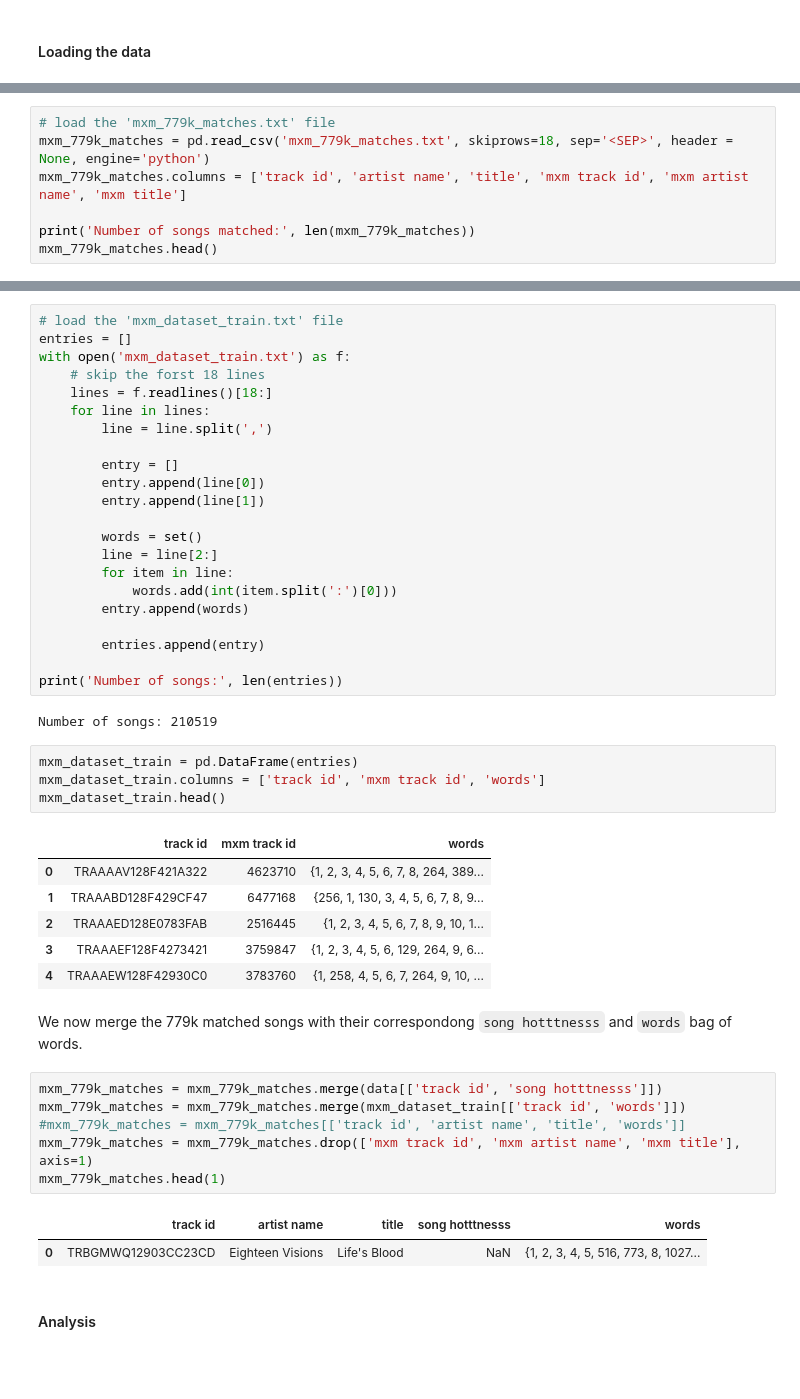
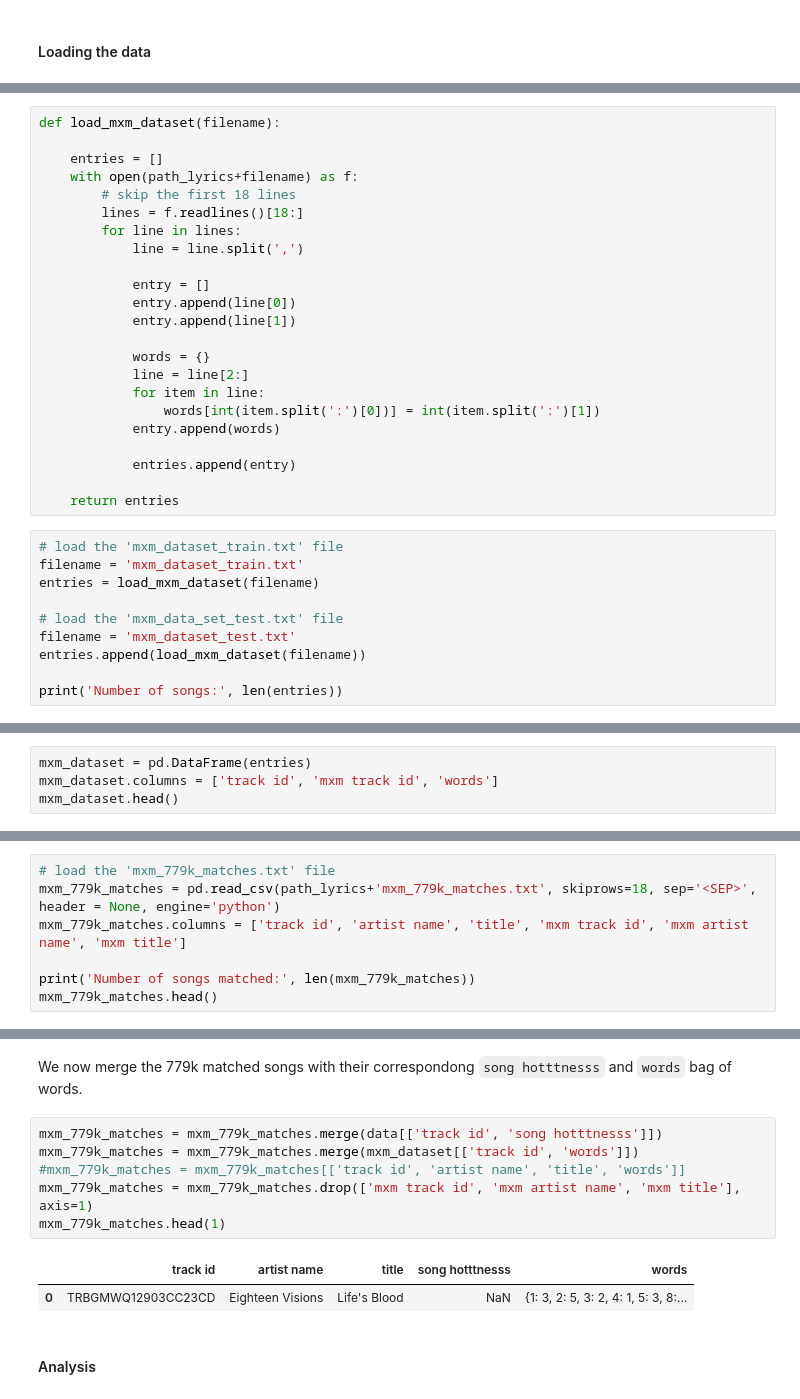
Before and after one commit to Piloumpicou/ADA-Unexpected-Match, a Jupyter notebook: project/MSD_subset.ipynb, the cells around one changed output, grey strips where cells are left out. Cells and saved outputs as stored; diff of their text form; blank space fills up the shorter version.

```diff
--- a/project/MSD_subset.ipynb
+++ b/project/MSD_subset.ipynb
@@ -994,0 +1030,33 @@ Number of words: 498134
+# %%
+def load_mxm_dataset(filename):
+
+    entries = []
+    with open(path_lyrics+filename) as f:
+        # skip the first 18 lines
+        lines = f.readlines()[18:]
+        for line in lines:
+            line = line.split(',')
+
+            entry = []
+            entry.append(line[0])
+            entry.append(line[1])
+
+            words = {}
+            line = line[2:]
+            for item in line:
+                words[int(item.split(':')[0])] = int(item.split(':')[1])
+            entry.append(words)
+
+            entries.append(entry)
+
+    return entries
+# %%
+# load the 'mxm_dataset_train.txt' file
+filename = 'mxm_dataset_train.txt'
+entries = load_mxm_dataset(filename)
+
+# load the 'mxm_data_set_test.txt' file
+filename = 'mxm_dataset_test.txt'
+entries.append(load_mxm_dataset(filename))
+
+print('Number of songs:', len(entries))
@@ -994,0 +1065,4 @@ Number of words: 498134
+# %%
+mxm_dataset = pd.DataFrame(entries)
+mxm_dataset.columns = ['track id', 'mxm track id', 'words']
+mxm_dataset.head()
@@ -995,6 +1076,6 @@ Number of words: 498134
 # %%
 # load the 'mxm_779k_matches.txt' file
-mxm_779k_matches = pd.read_csv('mxm_779k_matches.txt', skiprows=18, sep='<SEP>', header = None, engine='python')
+mxm_779k_matches = pd.read_csv(path_lyrics+'mxm_779k_matches.txt', skiprows=18, sep='<SEP>', header = None, engine='python')
 mxm_779k_matches.columns = ['track id', 'artist name', 'title', 'mxm track id', 'mxm artist name', 'mxm title']
 
 print('Number of songs matched:', len(mxm_779k_matches))
@@ -1027,49 +1091,14 @@ Number of words: 5000
-# %%
-# load the 'mxm_dataset_train.txt' file
-entries = []
-with open('mxm_dataset_train.txt') as f:
-    # skip the forst 18 lines
-    lines = f.readlines()[18:]
-    for line in lines:
-        line = line.split(',')
-
-        entry = []
-        entry.append(line[0])
-        entry.append(line[1])
-
-        words = set()
-        line = line[2:]
-        for item in line:
-            words.add(int(item.split(':')[0]))
-        entry.append(words)
-
-        entries.append(entry)
-
-print('Number of songs:', len(entries))
-# %% [output]
-Number of songs: 210519
-# %%
-mxm_dataset_train = pd.DataFrame(entries)
-mxm_dataset_train.columns = ['track id', 'mxm track id', 'words']
-mxm_dataset_train.head()
-# %% [output]
-|  | track id | mxm track id | words |
-| 0 | TRAAAAV128F421A322 | 4623710 | {1, 2, 3, 4, 5, 6, 7, 8, 264, 389... |
-| 1 | TRAAABD128F429CF47 | 6477168 | {256, 1, 130, 3, 4, 5, 6, 7, 8, 9... |
-| 2 | TRAAAED128E0783FAB | 2516445 | {1, 2, 3, 4, 5, 6, 7, 8, 9, 10, 1... |
-| 3 | TRAAAEF128F4273421 | 3759847 | {1, 2, 3, 4, 5, 6, 129, 264, 9, 6... |
-| 4 | TRAAAEW128F42930C0 | 3783760 | {1, 258, 4, 5, 6, 7, 264, 9, 10, ... |
 # %% [markdown]
 We now merge the 779k matched songs with their correspondong `song hotttnesss` and `words` bag of words.
 # %%
 mxm_779k_matches = mxm_779k_matches.merge(data[['track id', 'song hotttnesss']])
-mxm_779k_matches = mxm_779k_matches.merge(mxm_dataset_train[['track id', 'words']])
+mxm_779k_matches = mxm_779k_matches.merge(mxm_dataset[['track id', 'words']])
 #mxm_779k_matches = mxm_779k_matches[['track id', 'artist name', 'title', 'words']]
 mxm_779k_matches = mxm_779k_matches.drop(['mxm track id', 'mxm artist name', 'mxm title'], axis=1)
 mxm_779k_matches.head(1)
 # %% [output]
 |  | track id | artist name | title | song hotttnesss | words |
-| 0 | TRBGMWQ12903CC23CD | Eighteen Visions | Life's Blood | NaN | {1, 2, 3, 4, 5, 516, 773, 8, 1027... |
+| 0 | TRBGMWQ12903CC23CD | Eighteen Visions | Life's Blood | NaN | {1: 3, 2: 5, 3: 2, 4: 1, 5: 3, 8:... |
 # %% [markdown]
 #### Analysis
 # %%
```
Also changed, not shown: parts of 17 cells of this notebook.
